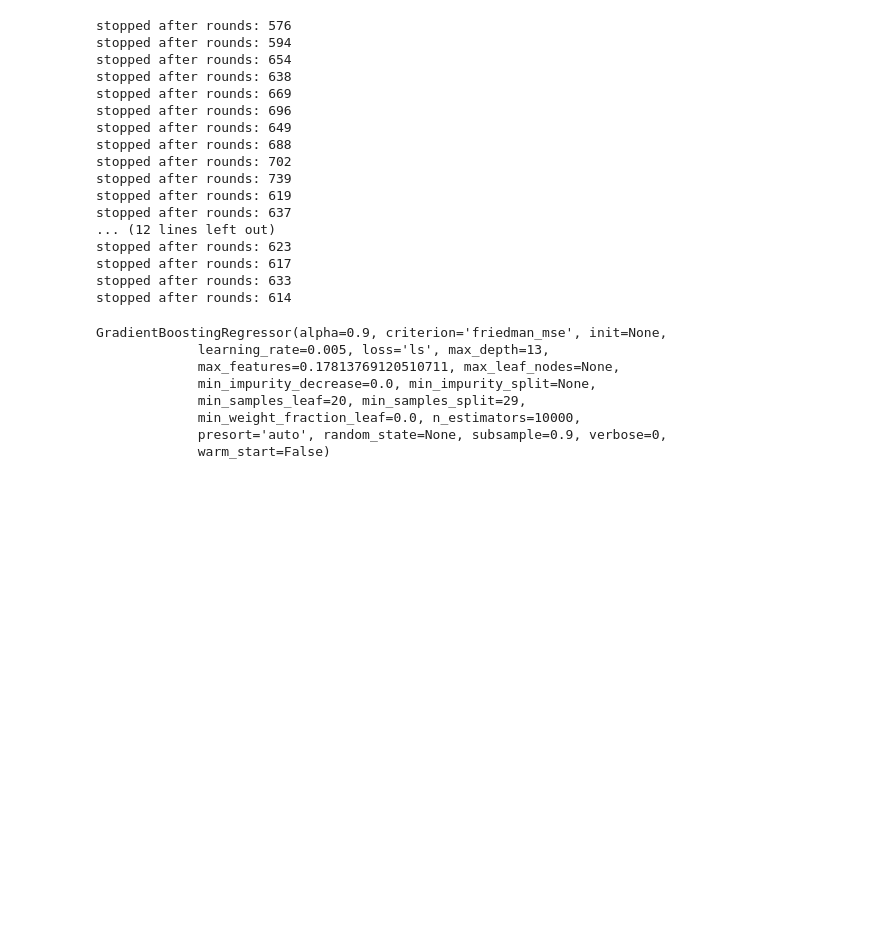
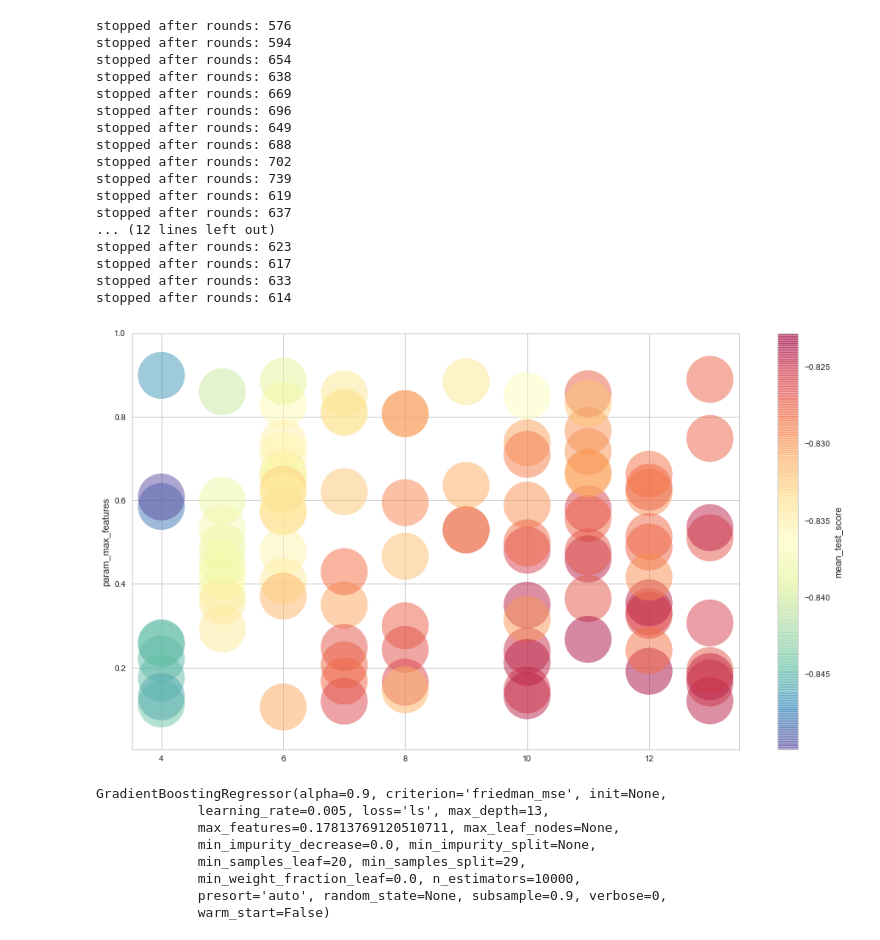
Before and after one commit to tmoerman/alois, a Jupyter notebook: notebooks/03_ashley_21_mar_2018/10.4_ALL_KI.ipynb, the cells around one changed output. Saved outputs shown, nothing was run; the diff lists cells and outputs as text; code cells hidden in the pictures; blank space fills up the shorter version.

```diff
--- a/notebooks/03_ashley_21_mar_2018/10.4_ALL_KI.ipynb
+++ b/notebooks/03_ashley_21_mar_2018/10.4_ALL_KI.ipynb
@@ -321,6 +321,24 @@ stopped after rounds: 623
 stopped after rounds: 617
 stopped after rounds: 633
 stopped after rounds: 614
+# %%
+cv_results_df = pd.DataFrame(rs_result.cv_results_)
+del cv_results_df['params']
+cv_results_df = cv_results_df.apply(pd.to_numeric)
+# %%
+ax = cv_results_df.plot.scatter(x='param_max_depth',
+                                y='param_max_features',
+                                c='mean_test_score',
+                                s=3000,
+                                alpha=0.5,
+                                cmap='Spectral_r',
+                                figsize=(16,9))
+
+plt.setp(ax.get_xticklabels(), visible=True)
+# plt.savefig('tuning.png')
+plt.show()
+# %% [output]
+[figure, added]
 # %%
 rs_result.best_estimator_
 # %% [output]
```
Also changed, not shown: parts of 1 cell of this notebook.
